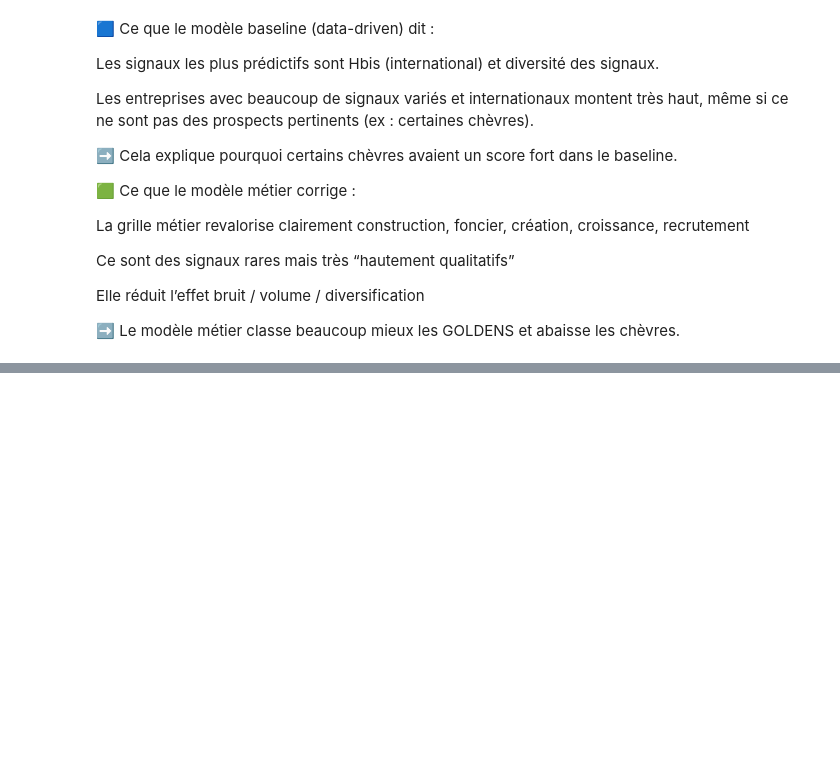
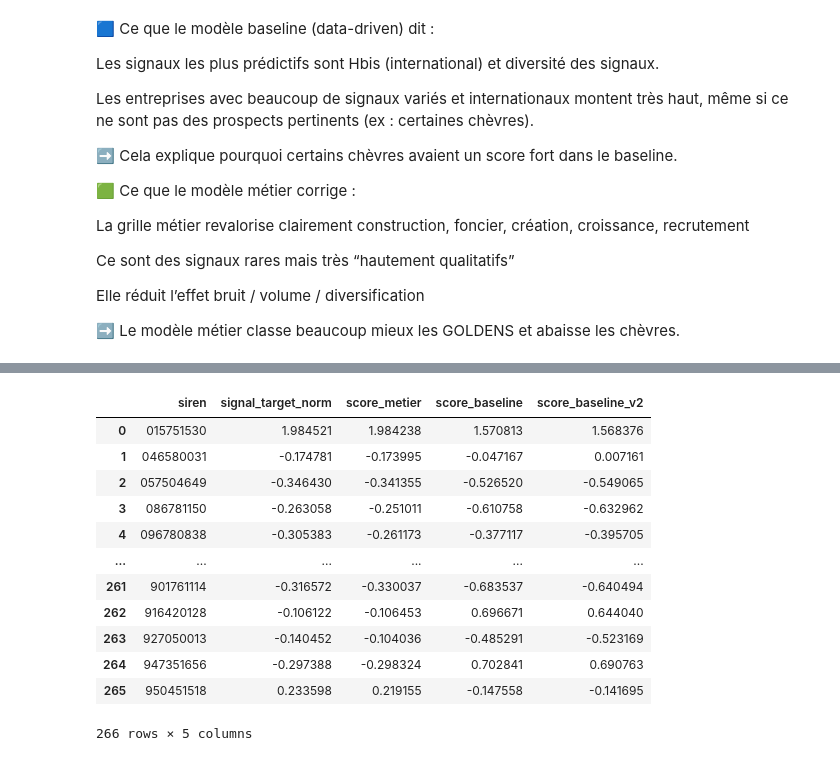
Before and after one commit to dev-labarre/ose-main, a Jupyter notebook: notebooks/Compar_model_metier_vs_model_baseline.ipynb, the cells around one changed output, grey strips where cells are left out. Cells and saved outputs as stored; diff of their text form; code cells hidden in the pictures; blank space fills up the shorter version.

```diff
--- a/notebooks/Compar_model_metier_vs_model_baseline.ipynb
+++ b/notebooks/Compar_model_metier_vs_model_baseline.ipynb
@@ -1147,0 +1150,24 @@ Elle réduit l’effet bruit / volume / diversification
+# %%
+features_baseline_v2 = [
+    col for col in features
+    if col not in ["diversite_signaux", "diversite", "nb_signaux_total", "nb"]
+]
+X_baseline_v2 = df_baseline[features_baseline_v2]
+
+
+pipe_baseline_v2 = Pipeline([
+    ("scaler", StandardScaler()),
+    ("model", XGBRegressor(
+        n_estimators=300,
+        max_depth=4,
+        learning_rate=0.05,
+        subsample=0.8,
+        colsample_bytree=0.8,
+        random_state=42
+    ))
+])
+
+pipe_baseline_v2.fit(X_baseline_v2, y)
+
+df_baseline = df_baseline.copy()
+df_baseline["score_baseline_v2"] = pipe_baseline_v2.predict(X_baseline_v2)
@@ -1147,0 +1199,21 @@ Elle réduit l’effet bruit / volume / diversification
+# %%
+scores_compare = df_metier[["siren", "signal_target_norm", "score_metier"]].merge(
+    df_baseline[["siren", "score_baseline", "score_baseline_v2"]],
+    on="siren",
+    how="inner"
+)
+scores_compare
+# %% [output]
+|  | siren | signal_target_norm | score_metier | score_baseline | score_baseline_v2 |
+| 0 | 015751530 | 1.984521 | 1.984238 | 1.570813 | 1.568376 |
+| 1 | 046580031 | -0.174781 | -0.173995 | -0.047167 | 0.007161 |
+| 2 | 057504649 | -0.346430 | -0.341355 | -0.526520 | -0.549065 |
+| 3 | 086781150 | -0.263058 | -0.251011 | -0.610758 | -0.632962 |
+| 4 | 096780838 | -0.305383 | -0.261173 | -0.377117 | -0.395705 |
+| ... | ... | ... | ... | ... | ... |
+| 261 | 901761114 | -0.316572 | -0.330037 | -0.683537 | -0.640494 |
+| 262 | 916420128 | -0.106122 | -0.106453 | 0.696671 | 0.644040 |
+| 263 | 927050013 | -0.140452 | -0.104036 | -0.485291 | -0.523169 |
+| 264 | 947351656 | -0.297388 | -0.298324 | 0.702841 | 0.690763 |
+| 265 | 950451518 | 0.233598 | 0.219155 | -0.147558 | -0.141695 |
+266 rows × 5 columns
```
Also changed, not shown: parts of 9 cells of this notebook, 2 other files.
